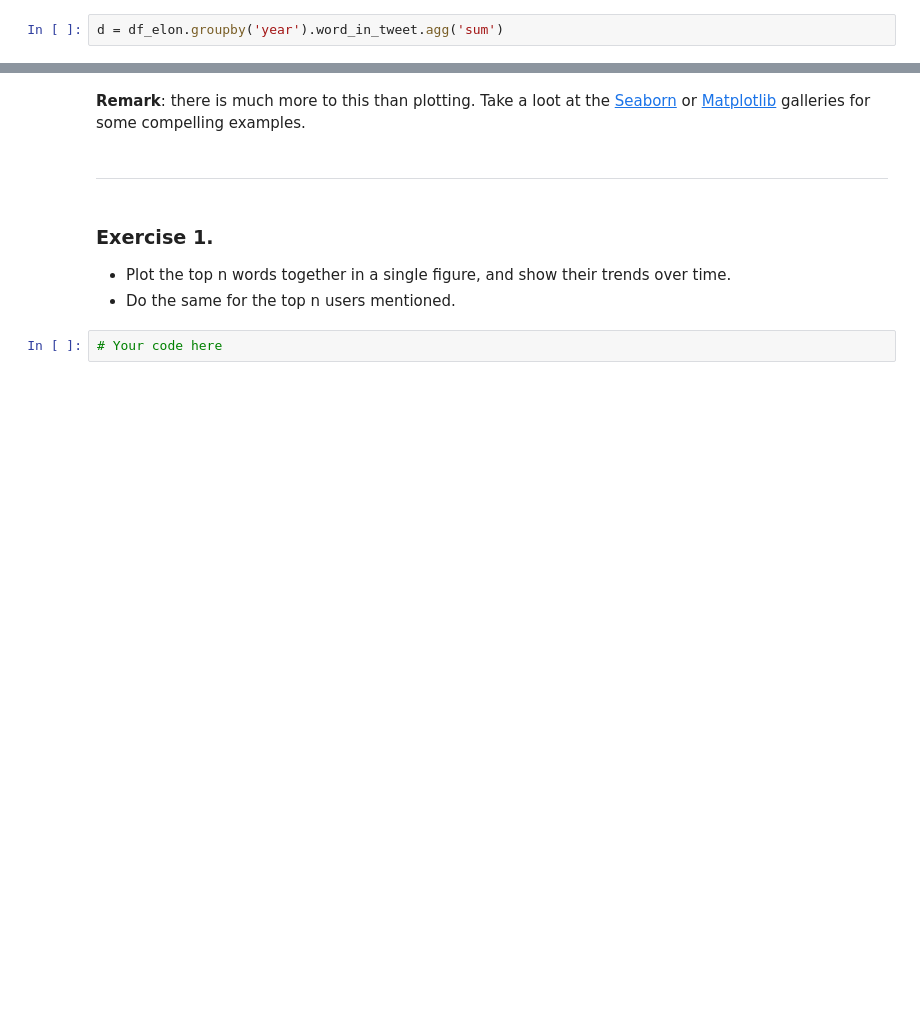
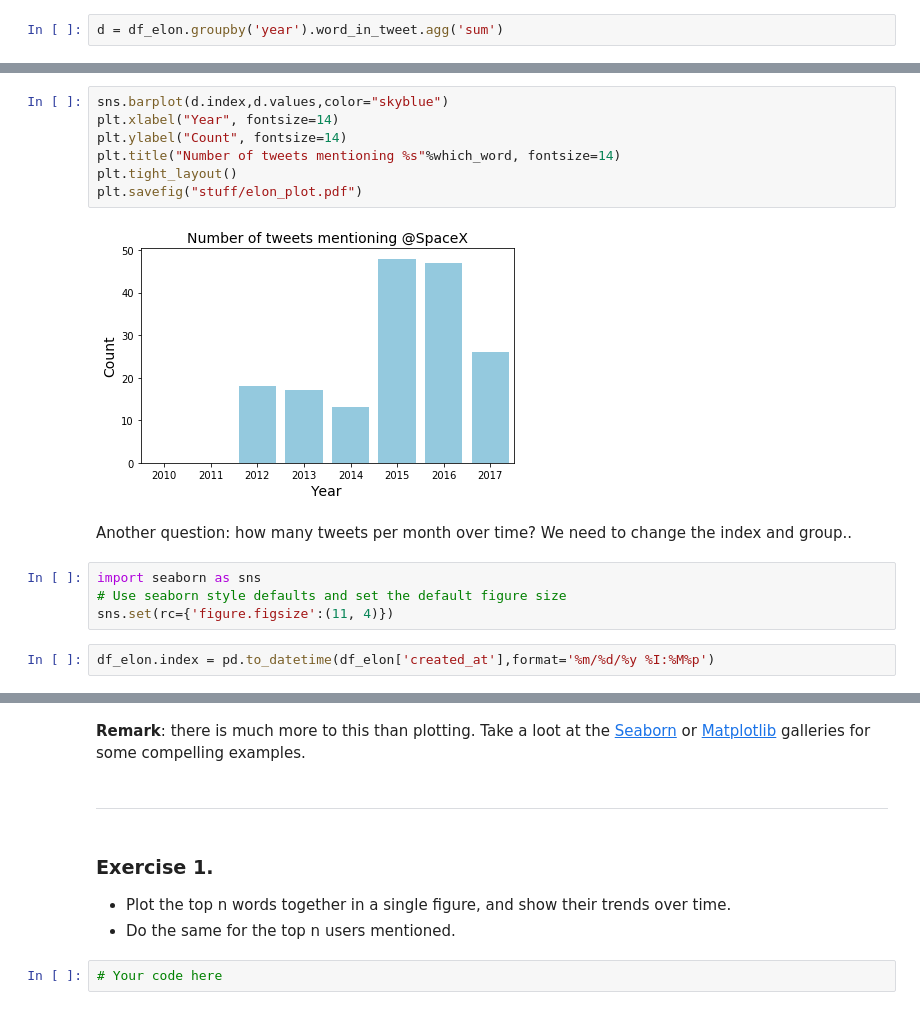
Before and after one commit to bloemj/2023-coding-the-humanities, a Jupyter notebook: notebooks/5_WorkingTweets.ipynb, the cells around one changed output, grey strips where cells are left out. Drawn from its saved outputs; the diff is of its cells as text; blank space fills up the shorter version.

```diff
--- a/notebooks/5_WorkingTweets.ipynb
+++ b/notebooks/5_WorkingTweets.ipynb
@@ -291,0 +371,17 @@ sns.barplot(d.index,d.values,color="skyblue")
+# %%
+sns.barplot(d.index,d.values,color="skyblue")
+plt.xlabel("Year", fontsize=14)
+plt.ylabel("Count", fontsize=14)
+plt.title("Number of tweets mentioning %s"%which_word, fontsize=14)
+plt.tight_layout()
+plt.savefig("stuff/elon_plot.pdf")
+# %% [output]
+[figure, added]
+# %% [markdown]
+Another question: how many tweets per month over time? We need to change the index and group..
+# %%
+import seaborn as sns
+# Use seaborn style defaults and set the default figure size
+sns.set(rc={'figure.figsize':(11, 4)})
+# %%
+df_elon.index = pd.to_datetime(df_elon['created_at'],format='%m/%d/%y %I:%M%p')
```
Also changed, not shown: parts of 34 cells of this notebook, 4 other files.
